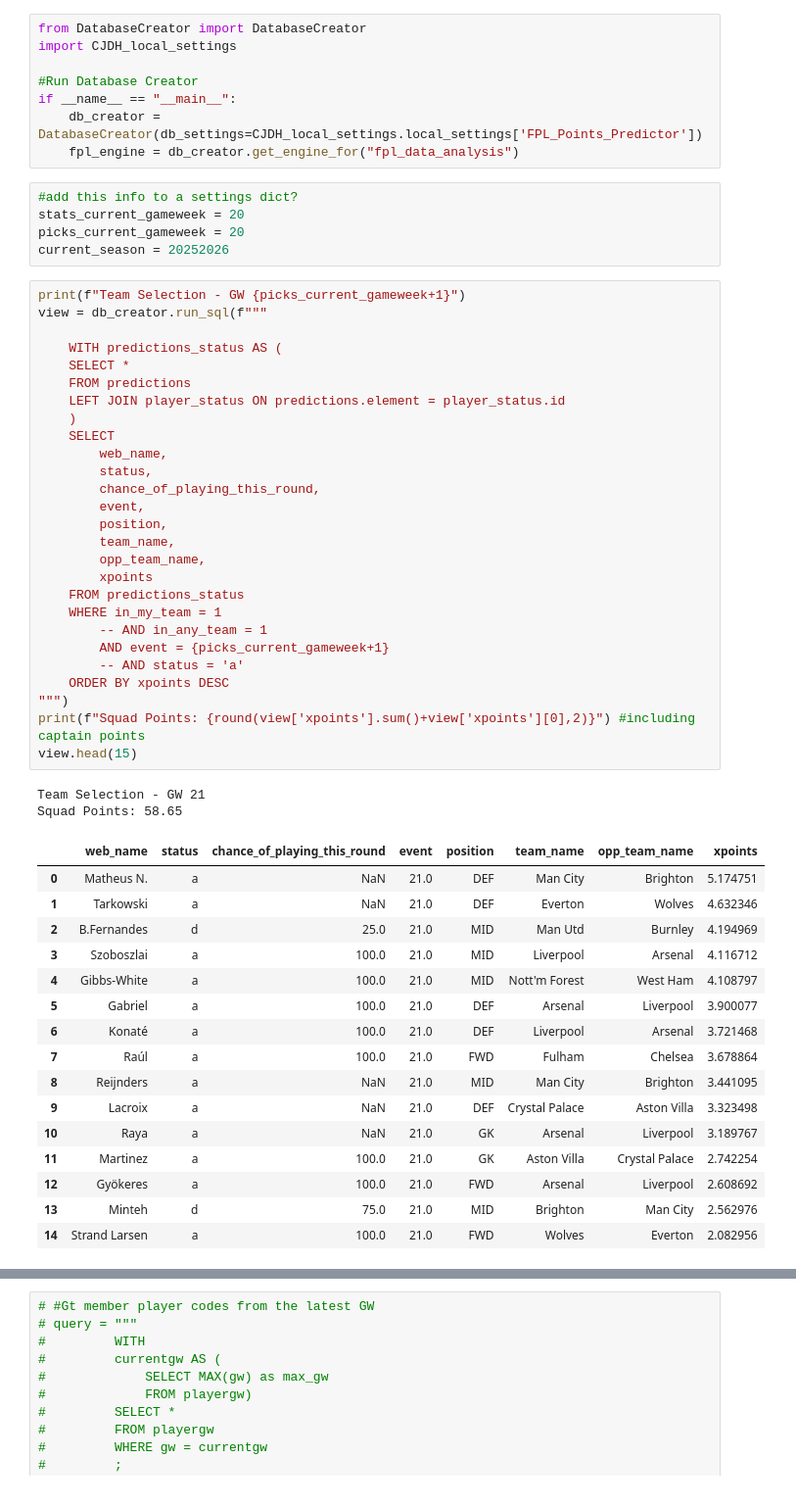
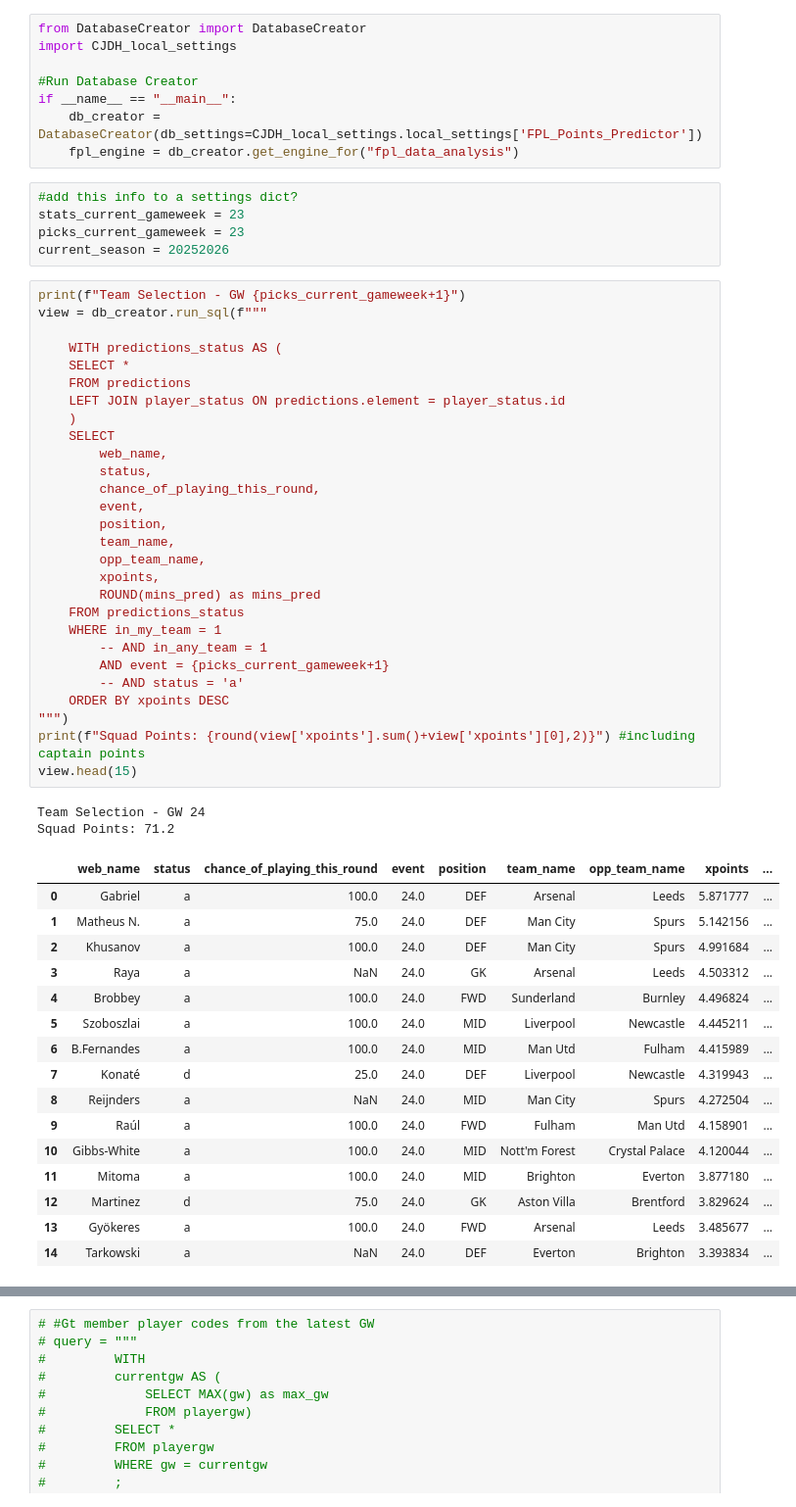
Before and after one commit to chrisimpacts/FPL-Points-Predictor, a Jupyter notebook: TRDL-Team-Analysis.ipynb, the cells around one changed output, grey strips where cells are left out. Shown at 98% size. Drawn from its saved outputs; the diff is of its cells as text.

```diff
--- a/TRDL-Team-Analysis.ipynb
+++ b/TRDL-Team-Analysis.ipynb
@@ -13,55 +13,56 @@ if __name__ == "__main__":
     fpl_engine = db_creator.get_engine_for("fpl_data_analysis")
 # %%
 #add this info to a settings dict?
-stats_current_gameweek = 20
-picks_current_gameweek = 20
+stats_current_gameweek = 23
+picks_current_gameweek = 23
 current_season = 20252026
 # %%
 print(f"Team Selection - GW {picks_current_gameweek+1}")
 view = db_creator.run_sql(f"""
 
     WITH predictions_status AS (
     SELECT *
     FROM predictions
     LEFT JOIN player_status ON predictions.element = player_status.id
     )
     SELECT
         web_name,
         status,
         chance_of_playing_this_round,
         event,
         position,
         team_name,
         opp_team_name,
-        xpoints
+        xpoints,
+        ROUND(mins_pred) as mins_pred
     FROM predictions_status
     WHERE in_my_team = 1
         -- AND in_any_team = 1
         AND event = {picks_current_gameweek+1}
         -- AND status = 'a'
     ORDER BY xpoints DESC
 """)
 print(f"Squad Points: {round(view['xpoints'].sum()+view['xpoints'][0],2)}") #including captain points
 view.head(15)
 # %% [output]
-Team Selection - GW 21
-Squad Points: 58.65
+Team Selection - GW 24
+Squad Points: 71.2
-|  | web_name | status | chance_of_playing_this_round | event | position | team_name | opp_team_name | xpoints |
-| 0 | Matheus N. | a | NaN | 21.0 | DEF | Man City | Brighton | 5.174751 |
-| 1 | Tarkowski | a | NaN | 21.0 | DEF | Everton | Wolves | 4.632346 |
-| 2 | B.Fernandes | d | 25.0 | 21.0 | MID | Man Utd | Burnley | 4.194969 |
-| 3 | Szoboszlai | a | 100.0 | 21.0 | MID | Liverpool | Arsenal | 4.116712 |
-| 4 | Gibbs-White | a | 100.0 | 21.0 | MID | Nott'm Forest | West Ham | 4.108797 |
-| 5 | Gabriel | a | 100.0 | 21.0 | DEF | Arsenal | Liverpool | 3.900077 |
-| 6 | Konaté | a | 100.0 | 21.0 | DEF | Liverpool | Arsenal | 3.721468 |
-| 7 | Raúl | a | 100.0 | 21.0 | FWD | Fulham | Chelsea | 3.678864 |
-| 8 | Reijnders | a | NaN | 21.0 | MID | Man City | Brighton | 3.441095 |
-| 9 | Lacroix | a | NaN | 21.0 | DEF | Crystal Palace | Aston Villa | 3.323498 |
-| 10 | Raya | a | NaN | 21.0 | GK | Arsenal | Liverpool | 3.189767 |
-| 11 | Martinez | a | 100.0 | 21.0 | GK | Aston Villa | Crystal Palace | 2.742254 |
-| 12 | Gyökeres | a | 100.0 | 21.0 | FWD | Arsenal | Liverpool | 2.608692 |
-| 13 | Minteh | d | 75.0 | 21.0 | MID | Brighton | Man City | 2.562976 |
-| 14 | Strand Larsen | a | 100.0 | 21.0 | FWD | Wolves | Everton | 2.082956 |
+|  | web_name | status | chance_of_playing_this_round | event | position | team_name | opp_team_name | xpoints | ... |
+| 0 | Gabriel | a | 100.0 | 24.0 | DEF | Arsenal | Leeds | 5.871777 | ... |
+| 1 | Matheus N. | a | 75.0 | 24.0 | DEF | Man City | Spurs | 5.142156 | ... |
+| 2 | Khusanov | a | 100.0 | 24.0 | DEF | Man City | Spurs | 4.991684 | ... |
+| 3 | Raya | a | NaN | 24.0 | GK | Arsenal | Leeds | 4.503312 | ... |
+| 4 | Brobbey | a | 100.0 | 24.0 | FWD | Sunderland | Burnley | 4.496824 | ... |
+| 5 | Szoboszlai | a | 100.0 | 24.0 | MID | Liverpool | Newcastle | 4.445211 | ... |
+| 6 | B.Fernandes | a | 100.0 | 24.0 | MID | Man Utd | Fulham | 4.415989 | ... |
+| 7 | Konaté | d | 25.0 | 24.0 | DEF | Liverpool | Newcastle | 4.319943 | ... |
+| 8 | Reijnders | a | NaN | 24.0 | MID | Man City | Spurs | 4.272504 | ... |
+| 9 | Raúl | a | 100.0 | 24.0 | FWD | Fulham | Man Utd | 4.158901 | ... |
+| 10 | Gibbs-White | a | 100.0 | 24.0 | MID | Nott'm Forest | Crystal Palace | 4.120044 | ... |
+| 11 | Mitoma | a | 100.0 | 24.0 | MID | Brighton | Everton | 3.877180 | ... |
+| 12 | Martinez | d | 75.0 | 24.0 | GK | Aston Villa | Brentford | 3.829624 | ... |
+| 13 | Gyökeres | a | 100.0 | 24.0 | FWD | Arsenal | Leeds | 3.485677 | ... |
+| 14 | Tarkowski | a | NaN | 24.0 | DEF | Everton | Brighton | 3.393834 | ... |
 # %%
 print(f"Check status of available players in GW {picks_current_gameweek+1}")
 view = db_creator.run_sql(f"""
```
Also changed, not shown: parts of 8 cells of this notebook, 15 other files.
